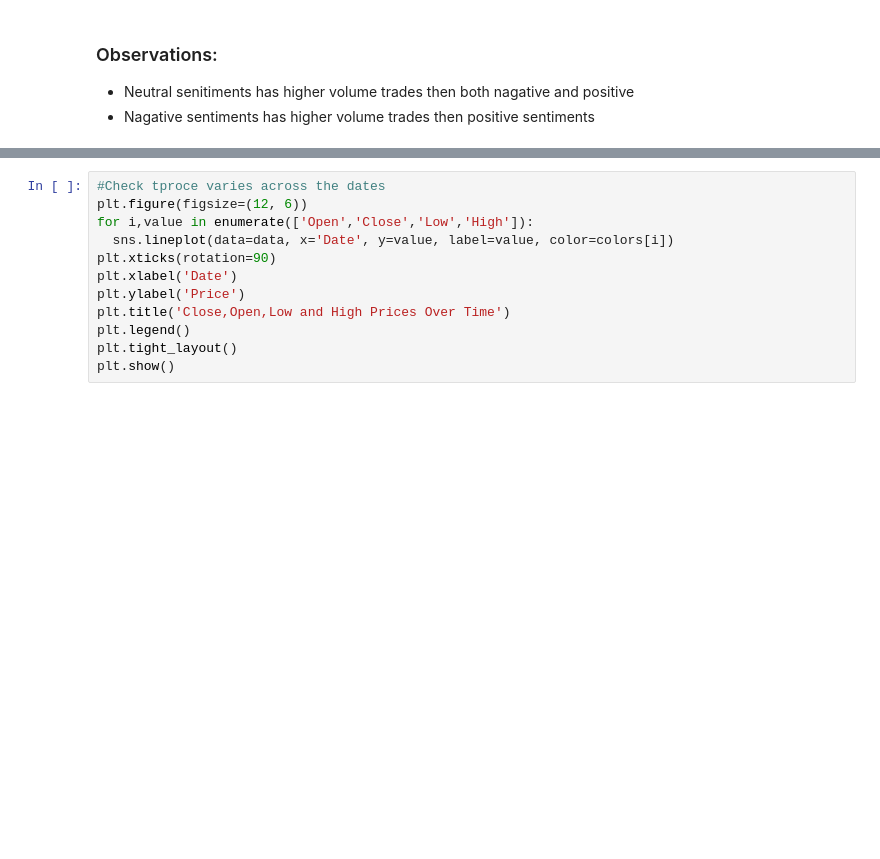
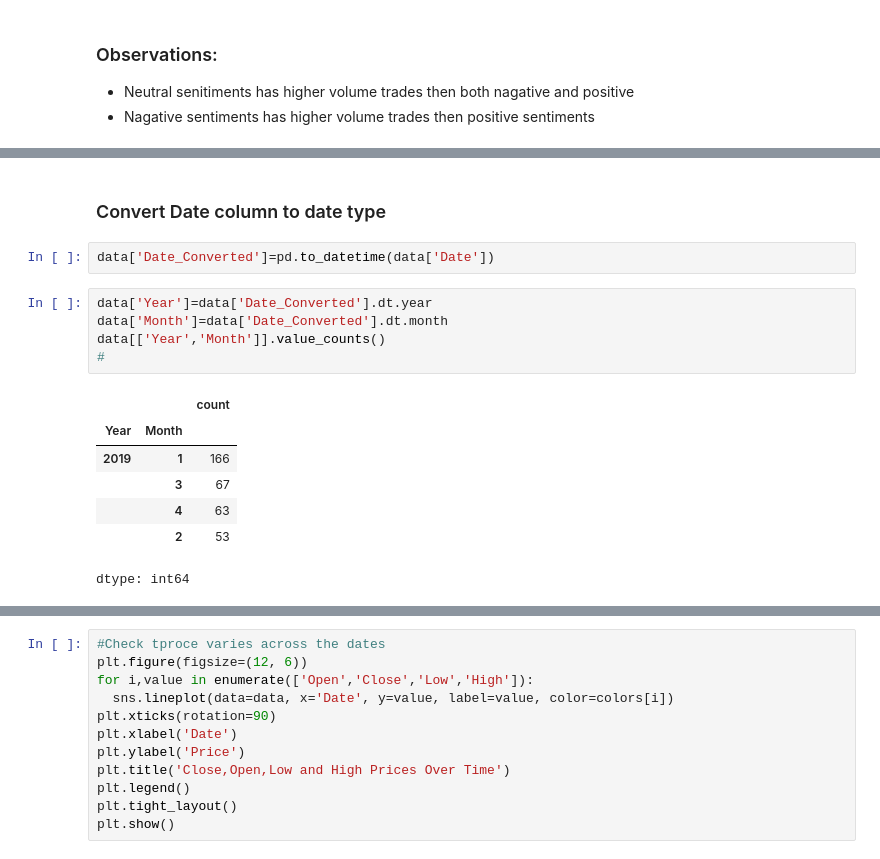
Before and after one commit to Rajesh2015/Credit-Card-Transaction-Sql-Analysis, a Jupyter notebook: IP_Stock_Market_News_Sentiment_Analysis_and_Summarization_Solution.ipynb, the cells around one changed output, grey strips where cells are left out. Saved outputs shown, nothing was run; the diff lists cells and outputs as text; blank space fills up the shorter version.

```diff
--- a/IP_Stock_Market_News_Sentiment_Analysis_and_Summarization_Solution.ipynb
+++ b/IP_Stock_Market_News_Sentiment_Analysis_and_Summarization_Solution.ipynb
@@ -771,0 +577,17 @@ plot_box_plot_side_by_side(df=data,x='Volume',xlabel='Volume',category_col='sent
+# %% [markdown]
+### Convert Date column to date type
+# %%
+data['Date_Converted']=pd.to_datetime(data['Date'])
+# %%
+data['Year']=data['Date_Converted'].dt.year
+data['Month']=data['Date_Converted'].dt.month
+data[['Year','Month']].value_counts()
+#
+# %% [output]
+|  |  | count |
+| Year | Month |  |
+| 2019 | 1 | 166 |
+|  | 3 | 67 |
+|  | 4 | 63 |
+|  | 2 | 53 |
+dtype: int64
```
Also changed, not shown: parts of 15 cells of this notebook.
